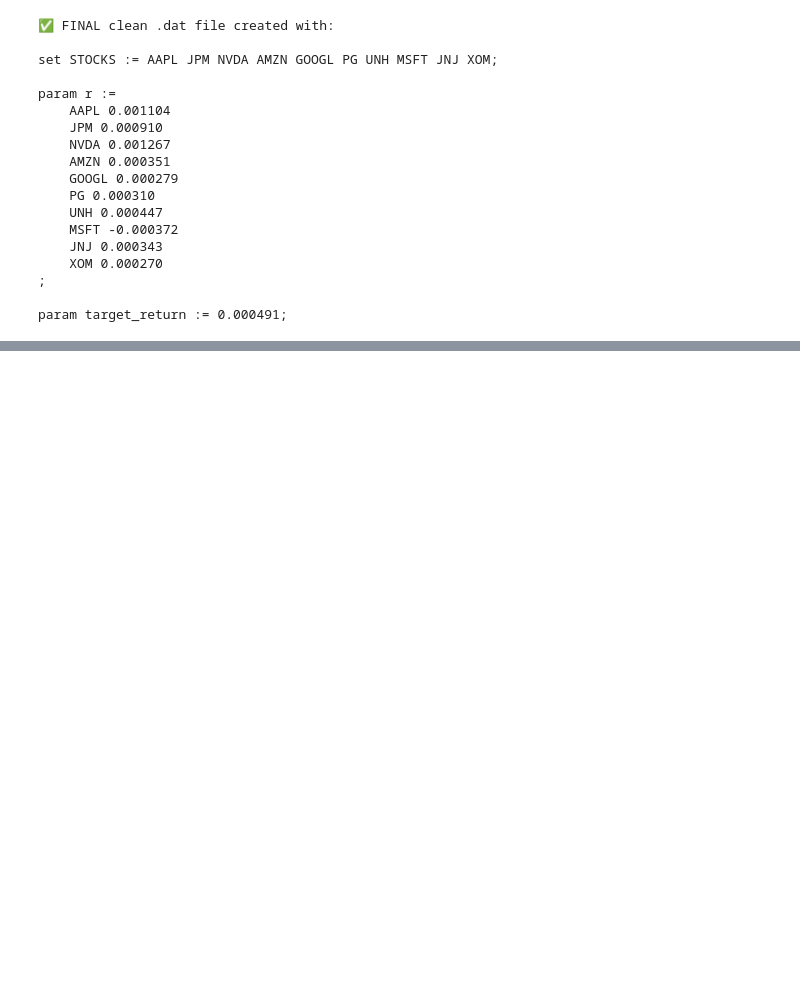
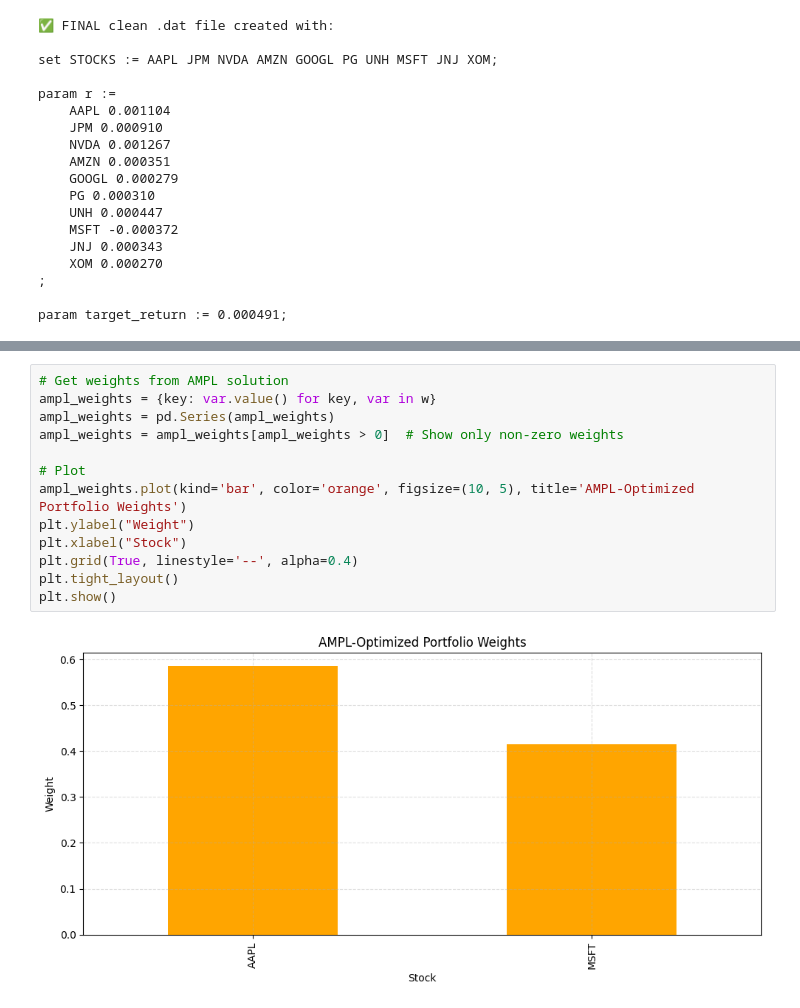
Before and after one commit to iAnisdev/final_ms_ai_sp100-optimizer, a Jupyter notebook: notebooks/03_ampl_model_setup.ipynb, the cells around one changed output, grey strips where cells are left out. Drawn from its saved outputs; the diff is of its cells as text; blank space fills up the shorter version.

Commit message:
Add plotting functionality to AMPL model setup notebook for visualizing optimized portfolio weights

```diff
--- a/notebooks/03_ampl_model_setup.ipynb
+++ b/notebooks/03_ampl_model_setup.ipynb
@@ -177,3 +176,18 @@ NVDA   = 0.0000
 PG     = 0.0000
 UNH    = 0.0000
 XOM    = 0.0000
+# %%
+# Get weights from AMPL solution
+ampl_weights = {key: var.value() for key, var in w}
+ampl_weights = pd.Series(ampl_weights)
+ampl_weights = ampl_weights[ampl_weights > 0]  # Show only non-zero weights
+
+# Plot
+ampl_weights.plot(kind='bar', color='orange', figsize=(10, 5), title='AMPL-Optimized Portfolio Weights')
+plt.ylabel("Weight")
+plt.xlabel("Stock")
+plt.grid(True, linestyle='--', alpha=0.4)
+plt.tight_layout()
+plt.show()
+# %% [output]
+[figure, added]
```
Also changed, not shown: parts of 2 cells of this notebook.
